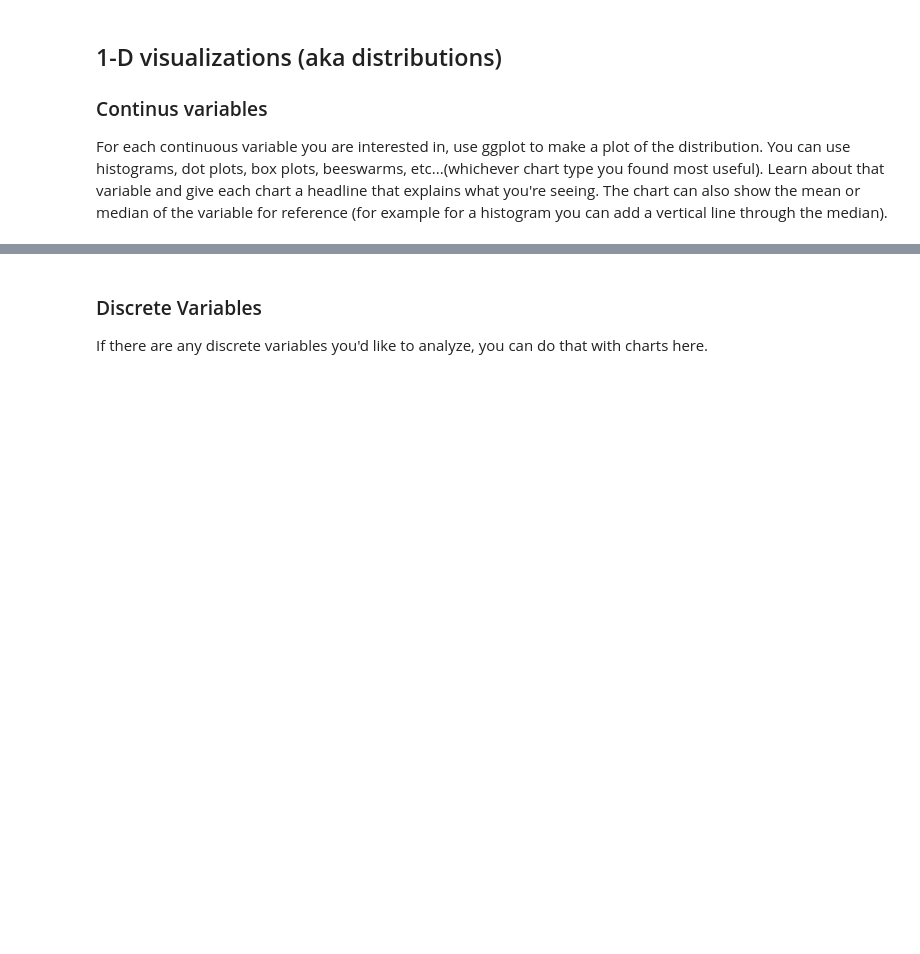
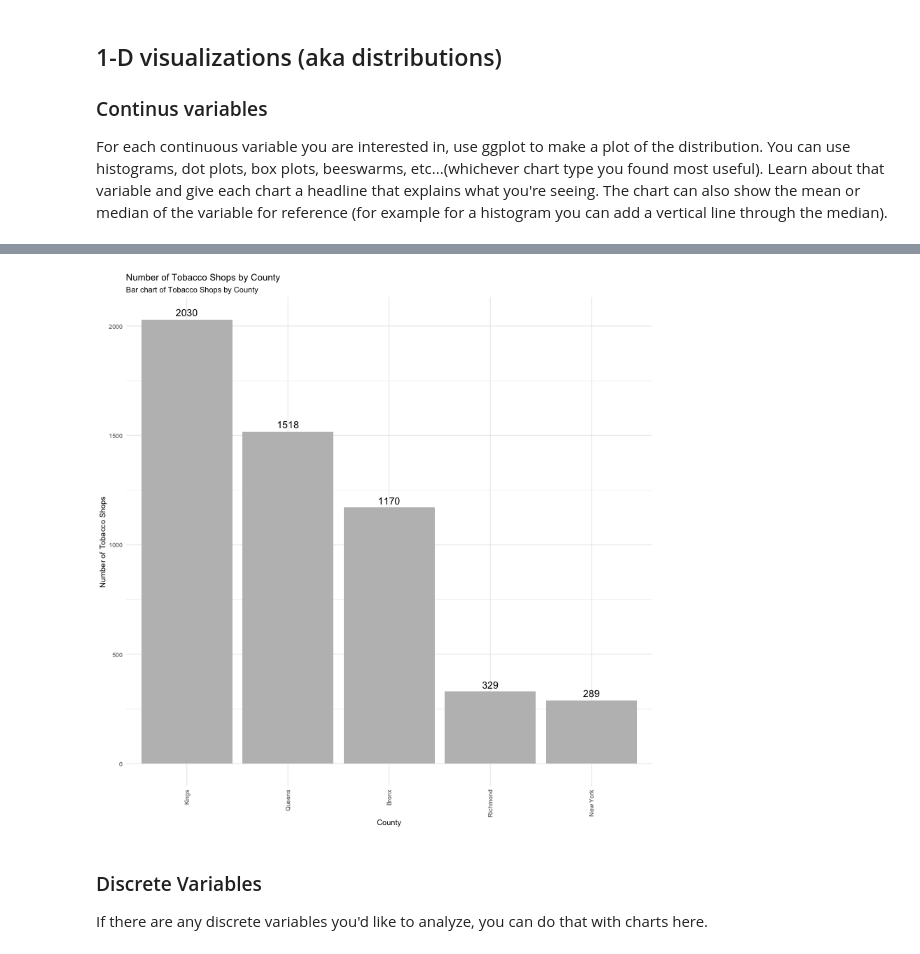
Before and after one commit to data4news-students/connect-to-census-dlaiu, a Jupyter notebook: distributions.ipynb, the cells around one changed output, grey strips where cells are left out. Cells and saved outputs as stored; diff of their text form; code cells hidden in the pictures; blank space fills up the shorter version.

```diff
--- a/distributions.ipynb
+++ b/distributions.ipynb
@@ -168,3 +149,26 @@ For each continuous variable you are interested in, use ggplot to make a plot of
+# %%
+%%R -w 800 -h 800
+# code for plot 2
+# make sure to make a meaningful title and subtitle
+
+#group the df by COUNTY and sum the counts column accordingly
+shop_counts <- df %>%
+  group_by(COUNTY) %>%
+  summarize(count = sum(counts))
+
+#plot a bar chart of shop counts and sho the count as a label
+shop_counts %>%
+  ggplot(aes(x = reorder(COUNTY, -count), y = count)) +
+  geom_bar(stat = 'identity', fill = 'gray') +
+  geom_text(aes(label = count), vjust = -0.5, size = 5) +
+  labs(title = 'Number of Tobacco Shops by County',
+       subtitle = 'Bar chart of Tobacco Shops by County') +
+  theme_minimal() +
+  theme(axis.text.x = element_text(angle = 90, vjust = 0.5, hjust = 1)) +
+    xlab('County') +
+    ylab('Number of Tobacco Shops')
+# %% [output]
+[figure, added]
 # %%
 # code for plot 3
 # make sure to make a meaningful title and subtitle
```
Also changed, not shown: parts of 11 cells of this notebook, 5 other files.
